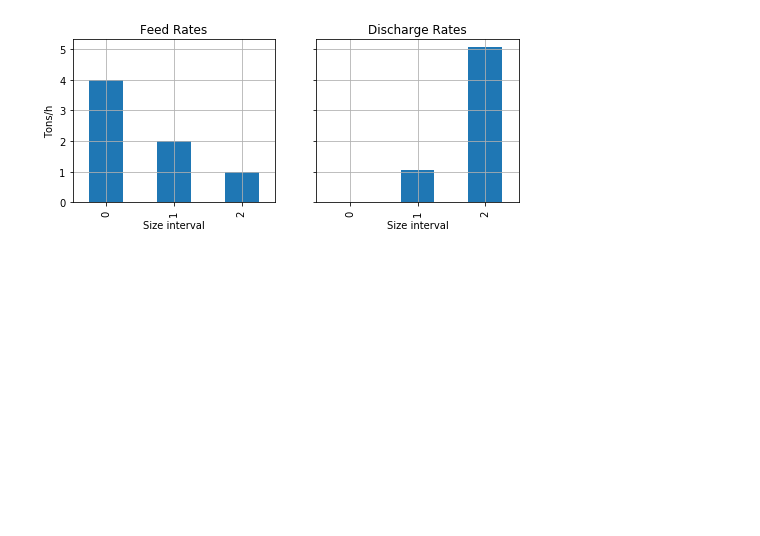
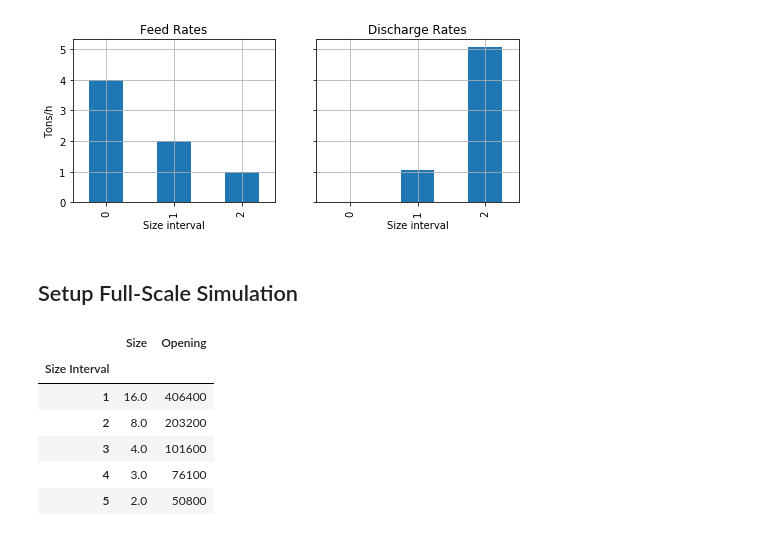
Before and after one commit to billtubbs/mech-575, a Jupyter notebook: code/python/project-grinding-dynamic-simulation-model.ipynb, the cells around one changed output. Drawn from its saved outputs; the diff is of its cells as text; code cells hidden in the pictures; blank space fills up the shorter version.

```diff
--- a/code/python/project-grinding-dynamic-simulation-model.ipynb
+++ b/code/python/project-grinding-dynamic-simulation-model.ipynb
@@ -246,3 +251,5 @@ ax.grid()
 plt.show()
 # %% [output]
 [figure]
+# %% [markdown]
+## Setup Full-Scale Simulation
@@ -248,0 +258,27 @@ plt.show()
+# %%
+mesh_dimensions = {
+    'Size Interval': np.arange(1, 27),
+    'Size': [
+        16, 8, 4, 3, 2, 1.05, 0.742, 0.525, 0.371,
+        3, 4, 6, 8, 10, 14, 20, 28, 35, 48, 65,
+        100, 150, 200, 270, 400, -400
+    ],
+    'Opening': [
+        406400, 203200, 101600, 76100, 50800,
+        25400, 19050, 12700, 9500, 6700,
+        4750, 3350, 2360, 1700, 1180,
+        850, 600, 425, 300, 212,
+        150, 106, 75, 53, 38, 0
+    ]
+}
+
+mesh = pd.DataFrame(mesh_dimensions).set_index('Size Interval')
+mesh.head()
+# %% [output]
+|  | Size | Opening |
+| Size Interval |  |  |
+| 1 | 16.0 | 406400 |
+| 2 | 8.0 | 203200 |
+| 3 | 4.0 | 101600 |
+| 4 | 3.0 | 76100 |
+| 5 | 2.0 | 50800 |
```
Also changed, not shown: parts of 6 cells of this notebook.
